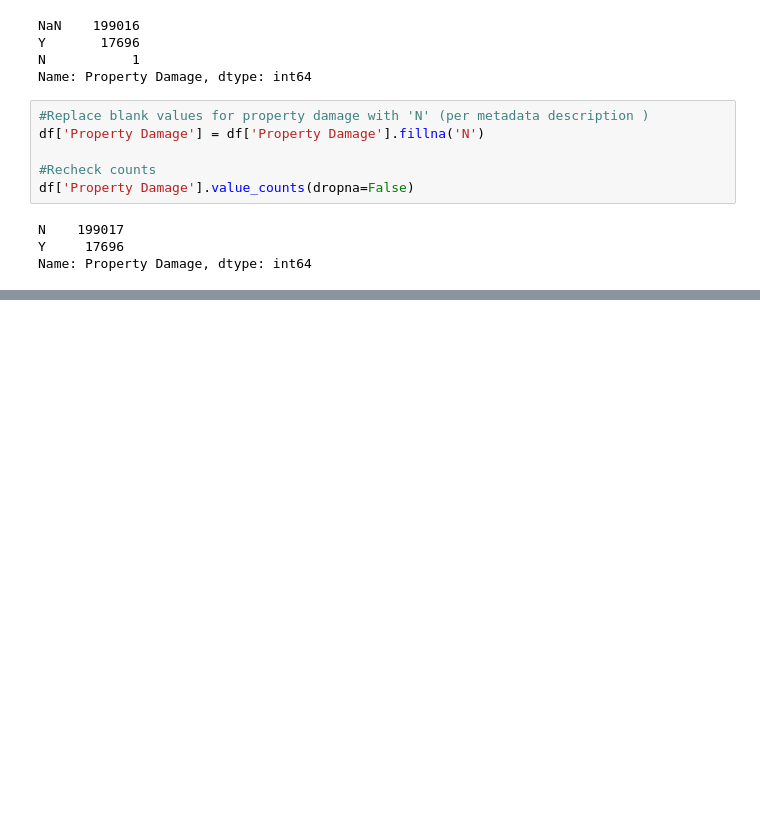
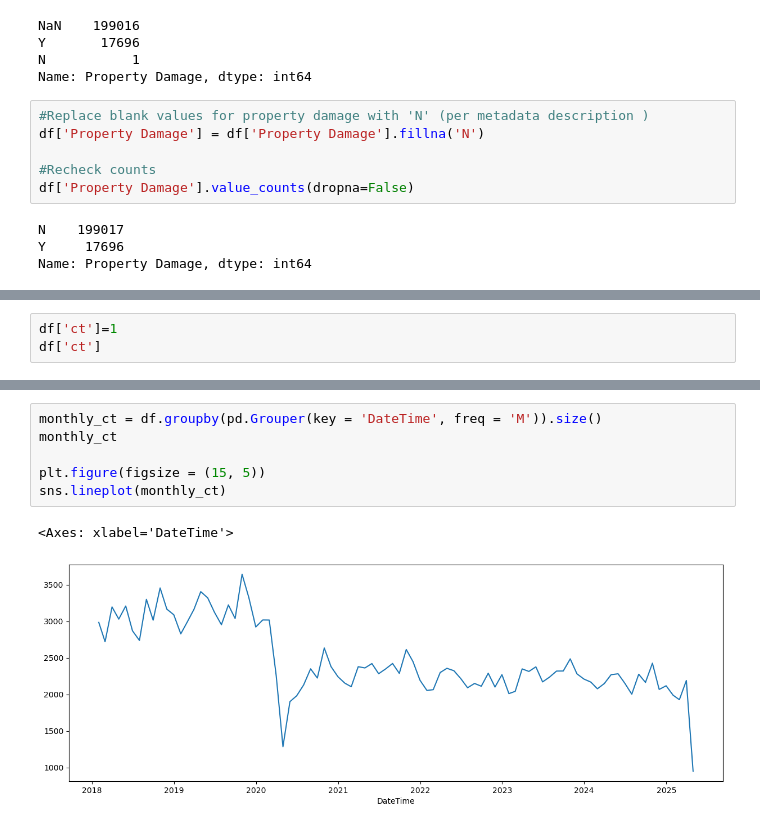
Before and after one commit to essetetsahai/nashville_traffic, a Jupyter notebook: notebooks/traffic_notebook.ipynb, the cells around one changed output, grey strips where cells are left out. Drawn from its saved outputs; the diff is of its cells as text; blank space fills up the shorter version.

```diff
--- a/notebooks/traffic_notebook.ipynb
+++ b/notebooks/traffic_notebook.ipynb
@@ -319,0 +330,3 @@ sns.histplot(data=df2['DateTime'].dt.month, shrink = 3)
+# %%
+df['ct']=1
+df['ct']
@@ -319,0 +362,9 @@ sns.histplot(data=df2['DateTime'].dt.month, shrink = 3)
+# %%
+monthly_ct = df.groupby(pd.Grouper(key = 'DateTime', freq = 'M')).size()
+monthly_ct
+
+plt.figure(figsize = (15, 5))
+sns.lineplot(monthly_ct)
+# %% [output]
+<Axes: xlabel='DateTime'>
+[figure, added]
```
Also changed, not shown: parts of 31 cells of this notebook.
